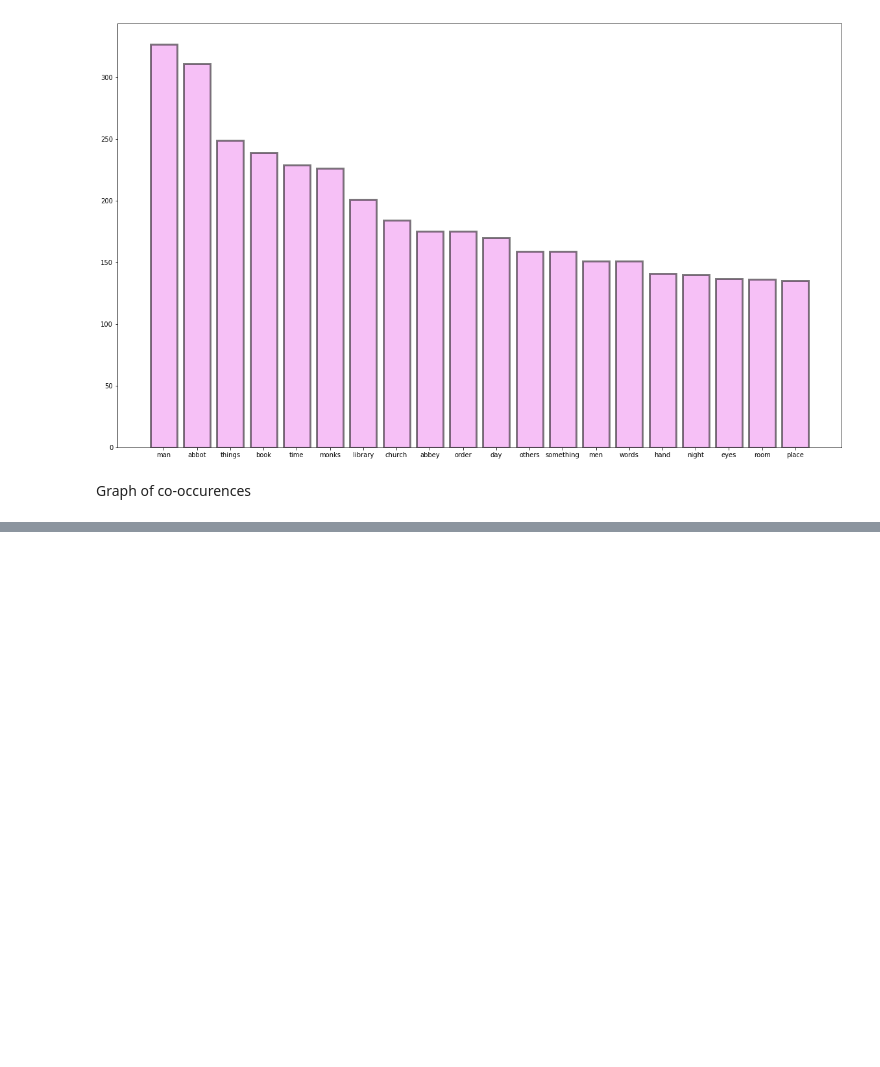
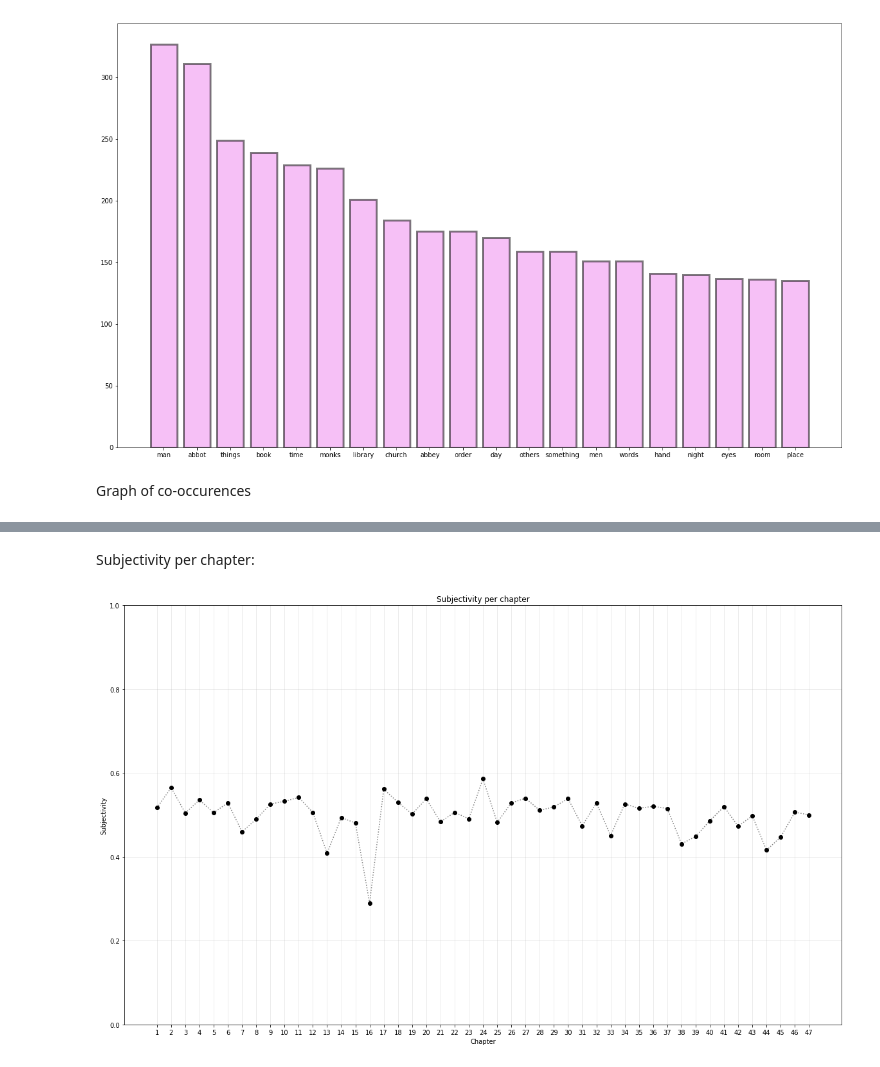
Before and after one commit to Nummulit/unstructured-data, a Jupyter notebook: assignment5/Novel analysis.ipynb, the cells around one changed output, grey strips where cells are left out. Cells and saved outputs as stored; diff of their text form; code cells hidden in the pictures; blank space fills up the shorter version.

```diff
--- a/assignment5/Novel analysis.ipynb
+++ b/assignment5/Novel analysis.ipynb
@@ -199,0 +207,14 @@ for ent in doc.ents:
+# %% [markdown]
+Subjectivity per chapter:
+# %%
+plt.plot(_domain, chapters_subjectivity, 'o', color='k')
+plt.plot(_domain, chapters_subjectivity, ':', color='k', alpha=0.5)
+plt.grid(alpha=0.3)
+plt.xticks(_domain)
+plt.ylim([0, 1])
+plt.xlabel('Chapter')
+plt.ylabel('Subjectivity')
+plt.title('Subjectivity per chapter')
+plt.show()
+# %% [output]
+[figure, added]
```
Also changed, not shown: parts of 22 cells of this notebook.
